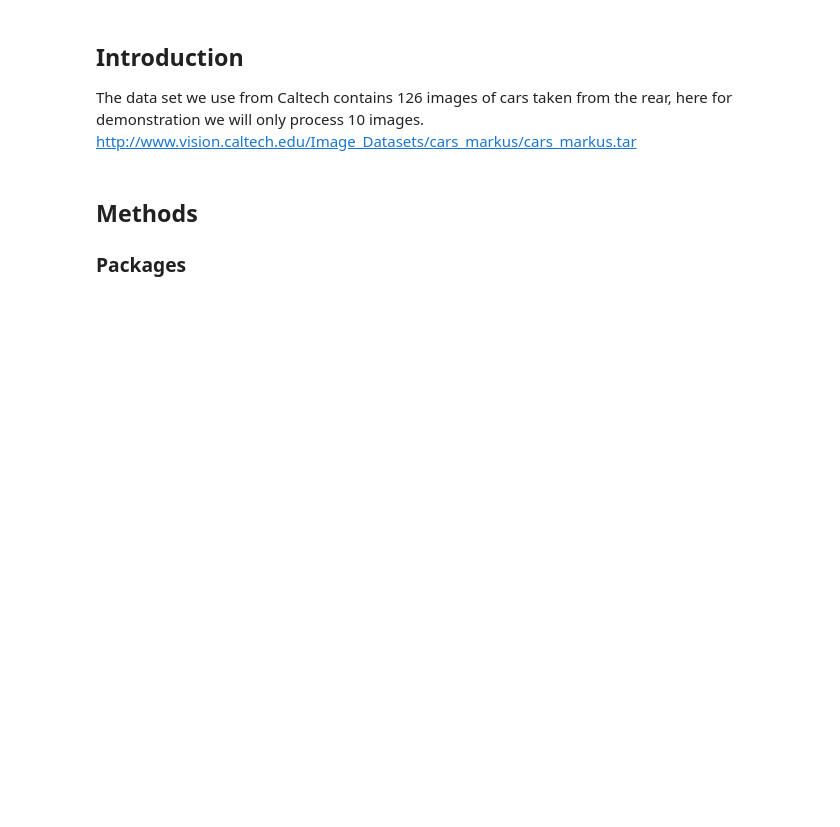
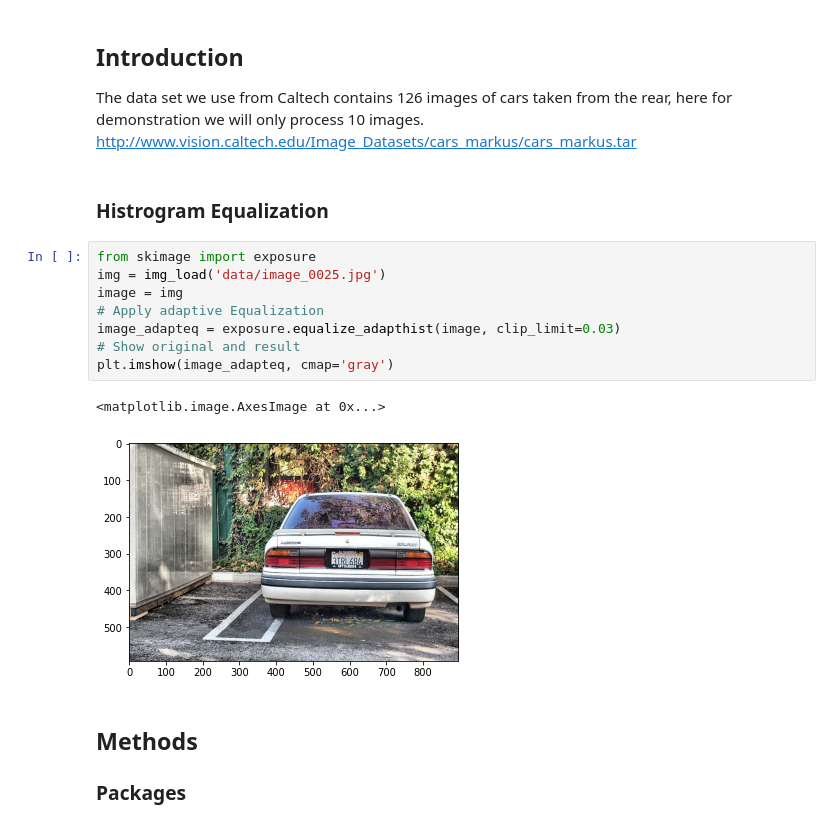
Before and after one commit to geometric-intelligence/ece278a, a Jupyter notebook: projects/FinalPorject/lic_plate_grab.ipynb, the cells around one changed output. Drawn from its saved outputs; the diff is of its cells as text; blank space fills up the shorter version.

```diff
--- a/projects/FinalPorject/lic_plate_grab.ipynb
+++ b/projects/FinalPorject/lic_plate_grab.ipynb
@@ -13,6 +13,19 @@ The objective of this project is to seperate license plates from images of cars
 ## Introduction
 The data set we use from Caltech contains 126 images of cars taken from the rear, here for demonstration we will only process 10 images.
 http://www.vision.caltech.edu/Image_Datasets/cars_markus/cars_markus.tar
+# %% [markdown]
+### Histrogram Equalization
+# %%
+from skimage import exposure
+img = img_load('data/image_0025.jpg')
+image = img
+# Apply adaptive Equalization
+image_adapteq = exposure.equalize_adapthist(image, clip_limit=0.03)
+# Show original and result
+plt.imshow(image_adapteq, cmap='gray')
+# %% [output]
+<matplotlib.image.AxesImage at 0x...>
+[figure, added]
 # %% [markdown]
 ## Methods
 ### Packages
```
Also changed, not shown: parts of 20 cells of this notebook, 11 other files.
